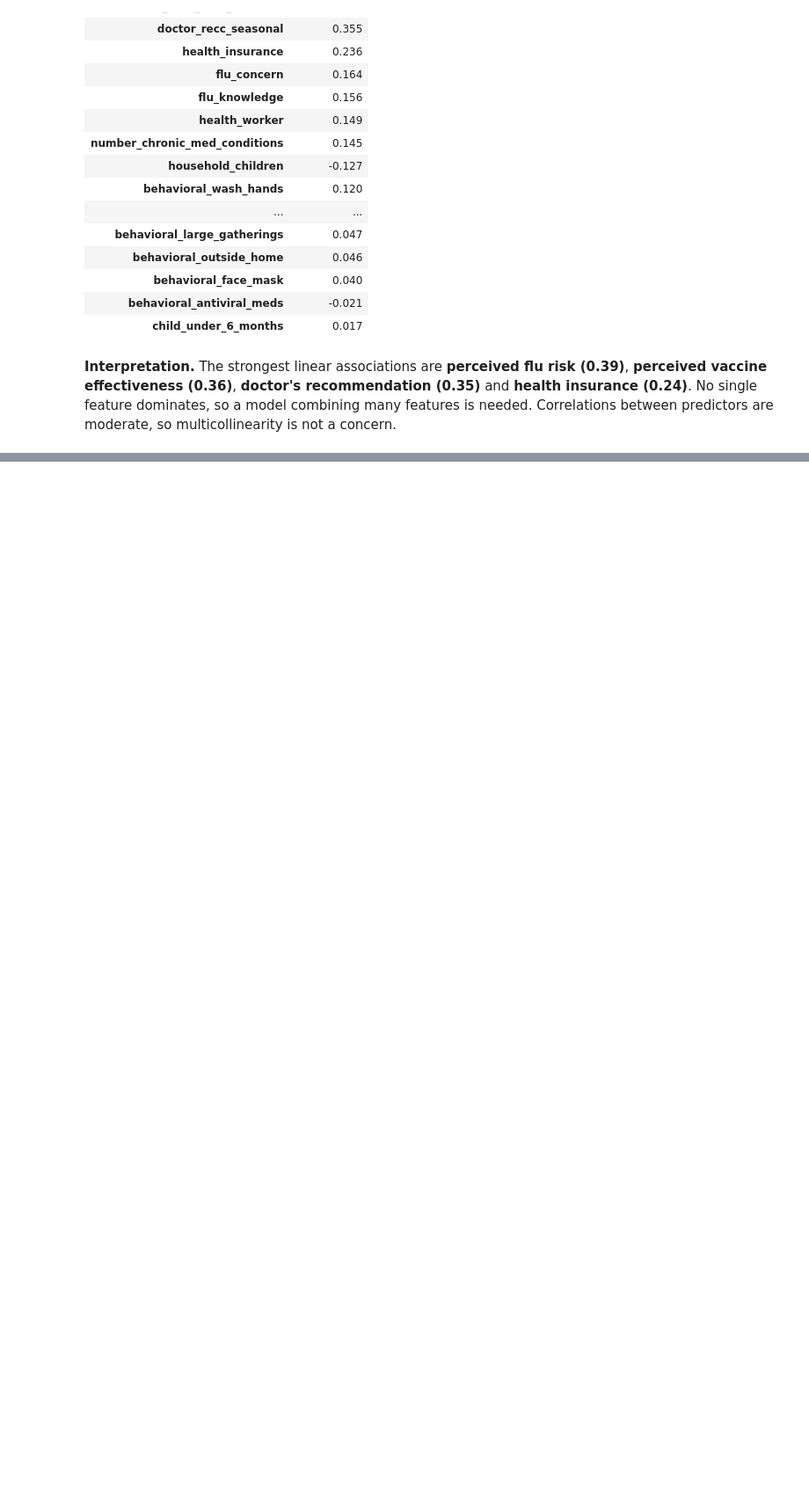
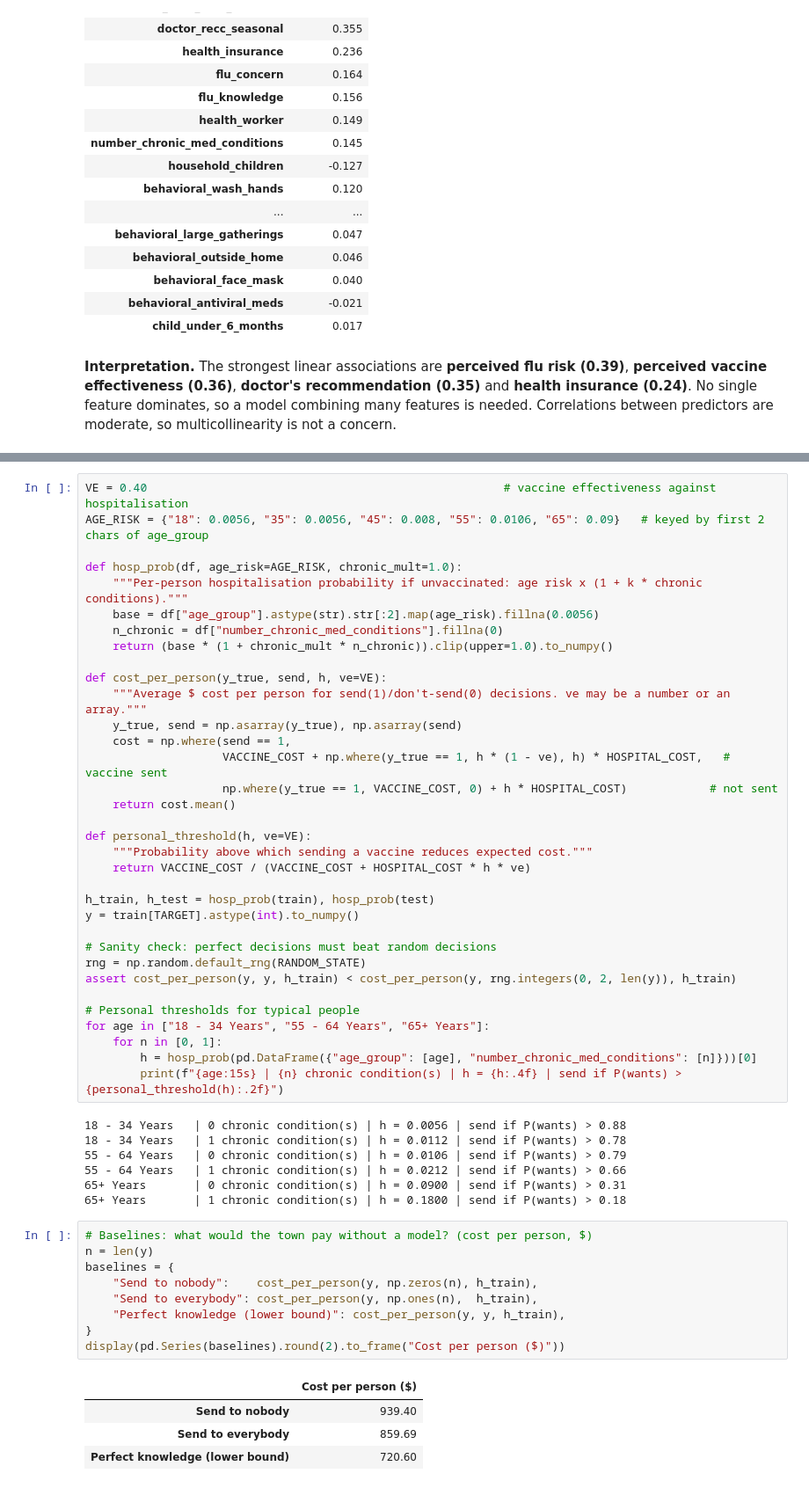
Before and after one commit to UH-RMDS-DataChallenge-2026/data-science-challenge, a Jupyter notebook: Data_Science_Challenge.ipynb, the cells around one changed output, grey strips where cells are left out. Shown at 88% size. Drawn from its saved outputs; the diff is of its cells as text; blank space fills up the shorter version.

Commit message:
Completed task specific cost metric

```diff
--- a/Data_Science_Challenge.ipynb
+++ b/Data_Science_Challenge.ipynb
@@ -346,0 +370,55 @@ display(target_corr.to_frame("Correlation").round(3))
+# %%
+VE = 0.40                                                    # vaccine effectiveness against hospitalisation
+AGE_RISK = {"18": 0.0056, "35": 0.0056, "45": 0.008, "55": 0.0106, "65": 0.09}   # keyed by first 2 chars of age_group
+
+def hosp_prob(df, age_risk=AGE_RISK, chronic_mult=1.0):
+    """Per-person hospitalisation probability if unvaccinated: age risk x (1 + k * chronic conditions)."""
+    base = df["age_group"].astype(str).str[:2].map(age_risk).fillna(0.0056)
+    n_chronic = df["number_chronic_med_conditions"].fillna(0)
+    return (base * (1 + chronic_mult * n_chronic)).clip(upper=1.0).to_numpy()
+
+def cost_per_person(y_true, send, h, ve=VE):
+    """Average $ cost per person for send(1)/don't-send(0) decisions. ve may be a number or an array."""
+    y_true, send = np.asarray(y_true), np.asarray(send)
+    cost = np.where(send == 1,
+                    VACCINE_COST + np.where(y_true == 1, h * (1 - ve), h) * HOSPITAL_COST,   # vaccine sent
+                    np.where(y_true == 1, VACCINE_COST, 0) + h * HOSPITAL_COST)            # not sent
+    return cost.mean()
+
+def personal_threshold(h, ve=VE):
+    """Probability above which sending a vaccine reduces expected cost."""
+    return VACCINE_COST / (VACCINE_COST + HOSPITAL_COST * h * ve)
+
+h_train, h_test = hosp_prob(train), hosp_prob(test)
+y = train[TARGET].astype(int).to_numpy()
+
+# Sanity check: perfect decisions must beat random decisions
+rng = np.random.default_rng(RANDOM_STATE)
+assert cost_per_person(y, y, h_train) < cost_per_person(y, rng.integers(0, 2, len(y)), h_train)
+
+# Personal thresholds for typical people
+for age in ["18 - 34 Years", "55 - 64 Years", "65+ Years"]:
+    for n in [0, 1]:
+        h = hosp_prob(pd.DataFrame({"age_group": [age], "number_chronic_med_conditions": [n]}))[0]
+        print(f"{age:15s} | {n} chronic condition(s) | h = {h:.4f} | send if P(wants) > {personal_threshold(h):.2f}")
+# %% [output]
+18 - 34 Years   | 0 chronic condition(s) | h = 0.0056 | send if P(wants) > 0.88
+18 - 34 Years   | 1 chronic condition(s) | h = 0.0112 | send if P(wants) > 0.78
+55 - 64 Years   | 0 chronic condition(s) | h = 0.0106 | send if P(wants) > 0.79
+55 - 64 Years   | 1 chronic condition(s) | h = 0.0212 | send if P(wants) > 0.66
+65+ Years       | 0 chronic condition(s) | h = 0.0900 | send if P(wants) > 0.31
+65+ Years       | 1 chronic condition(s) | h = 0.1800 | send if P(wants) > 0.18
+# %%
+# Baselines: what would the town pay without a model? (cost per person, $)
+n = len(y)
+baselines = {
+    "Send to nobody":    cost_per_person(y, np.zeros(n), h_train),
+    "Send to everybody": cost_per_person(y, np.ones(n),  h_train),
+    "Perfect knowledge (lower bound)": cost_per_person(y, y, h_train),
+}
+display(pd.Series(baselines).round(2).to_frame("Cost per person ($)"))
+# %% [output]
+|  | Cost per person ($) |
+| Send to nobody | 939.40 |
+| Send to everybody | 859.69 |
+| Perfect knowledge (lower bound) | 720.60 |
```
Also changed, not shown: parts of 2 cells of this notebook.
